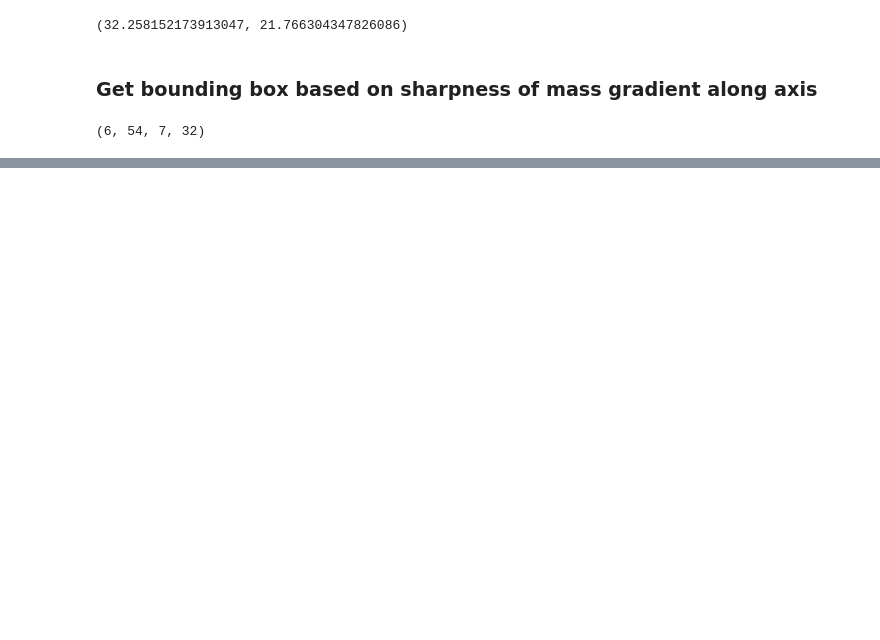
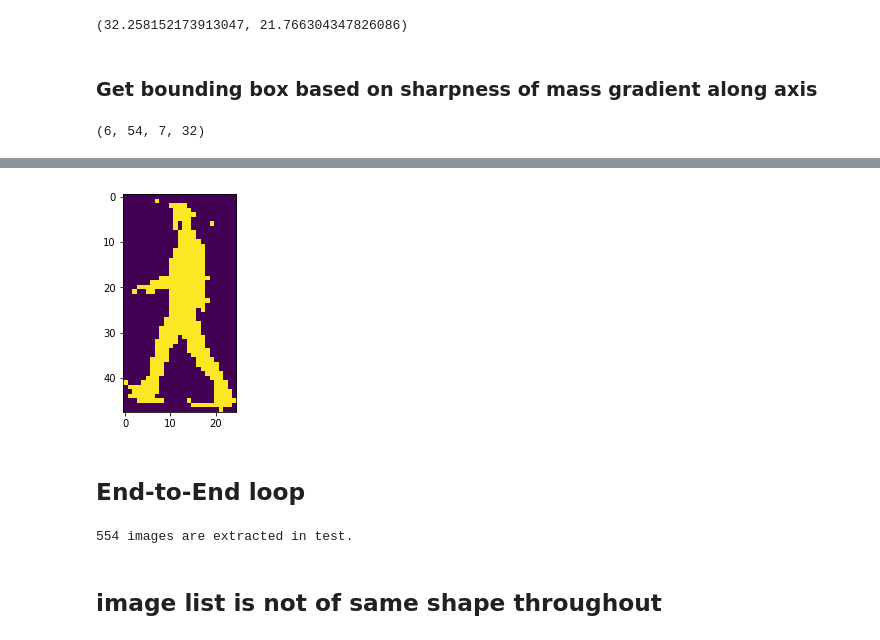
Before and after one commit to Nempickaxe/walk_or_jog_video_classification, a Jupyter notebook: v1.ipynb, the cells around one changed output, grey strips where cells are left out. Saved outputs shown, nothing was run; the diff lists cells and outputs as text; code cells hidden in the pictures; blank space fills up the shorter version.

```diff
--- a/v1.ipynb
+++ b/v1.ipynb
@@ -149,6 +160,6 @@ True
 # %%
 def get_com(x):
-    'mass*distance/distance'
+    '''mass*distance/distance'''
     y_c = np.dot(x.sum(axis=1),np.arange(x.shape[0]))/x.sum()
     x_c = np.dot(x.sum(axis=0),np.arange(x.shape[1]))/x.sum()
     return (y_c, x_c)
@@ -209,0 +215,18 @@ def check_lower_higher_1(x):
+# %%
+def img_to_bounding_box(x, perc_lower_img=perc_lower_img, perc_higher_img=perc_higher_img):
+    a1 = check_lower_higher(x, perc_lower_img=perc_lower_img, perc_higher_img=perc_higher_img)
+    a2 = out_if_person(a1)
+
+    if a2:
+        bb = get_bounding_box(a1)
+        if bb:
+            return (extract_image(a1, bb), get_com(a1))
+    else:
+        pass
+# %%
+plt.imshow(img_to_bounding_box(video_array[59])[0])
+plt.show()
+# %% [output]
+[figure, added]
+# %% [markdown]
+## End-to-End loop
@@ -209,0 +266,6 @@ def check_lower_higher_1(x):
+# %%
+a, b, c = video_to_bounding_boxes('./signzy_data/Data/Walking/person01_walking_d1_uncomp.avi')
+# %% [output]
+554 images are extracted in test.
+# %% [markdown]
+## image list is not of same shape throughout
```
Also changed, not shown: parts of 19 cells of this notebook.
